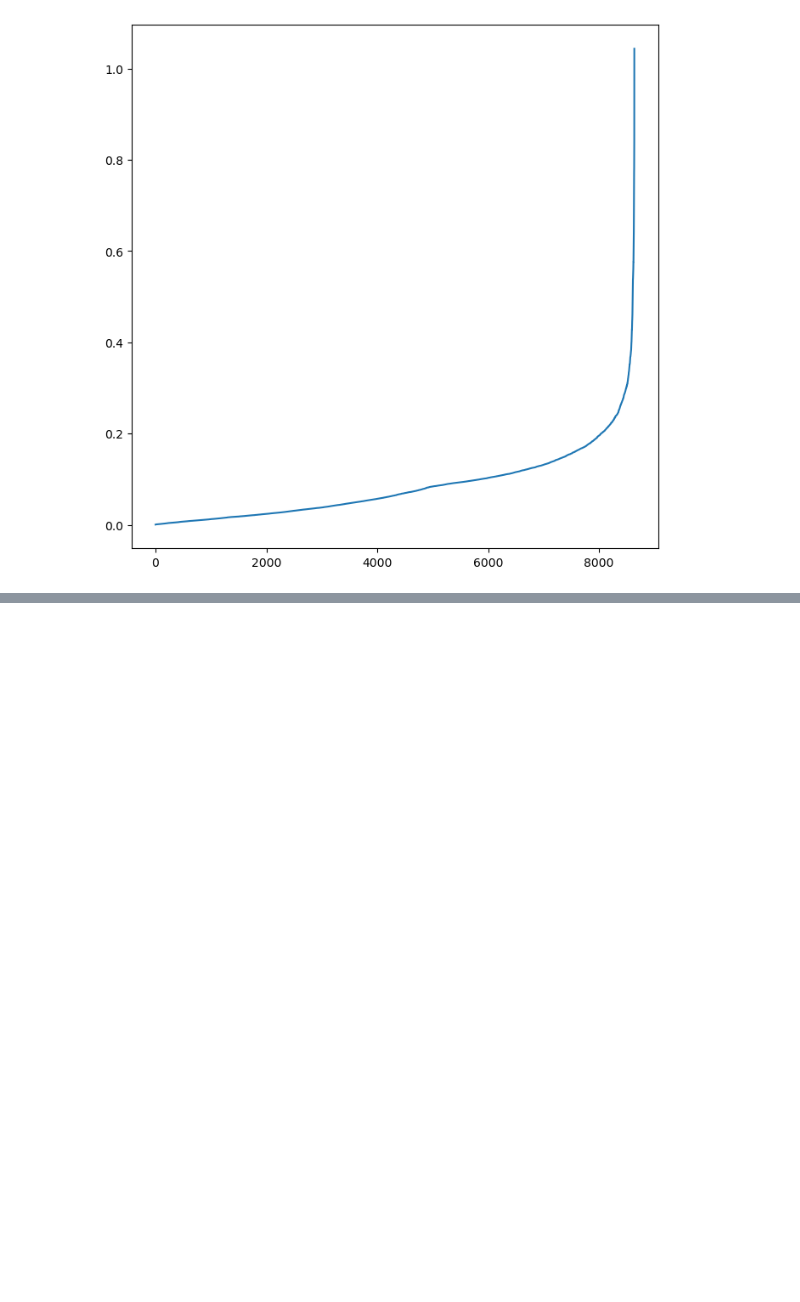
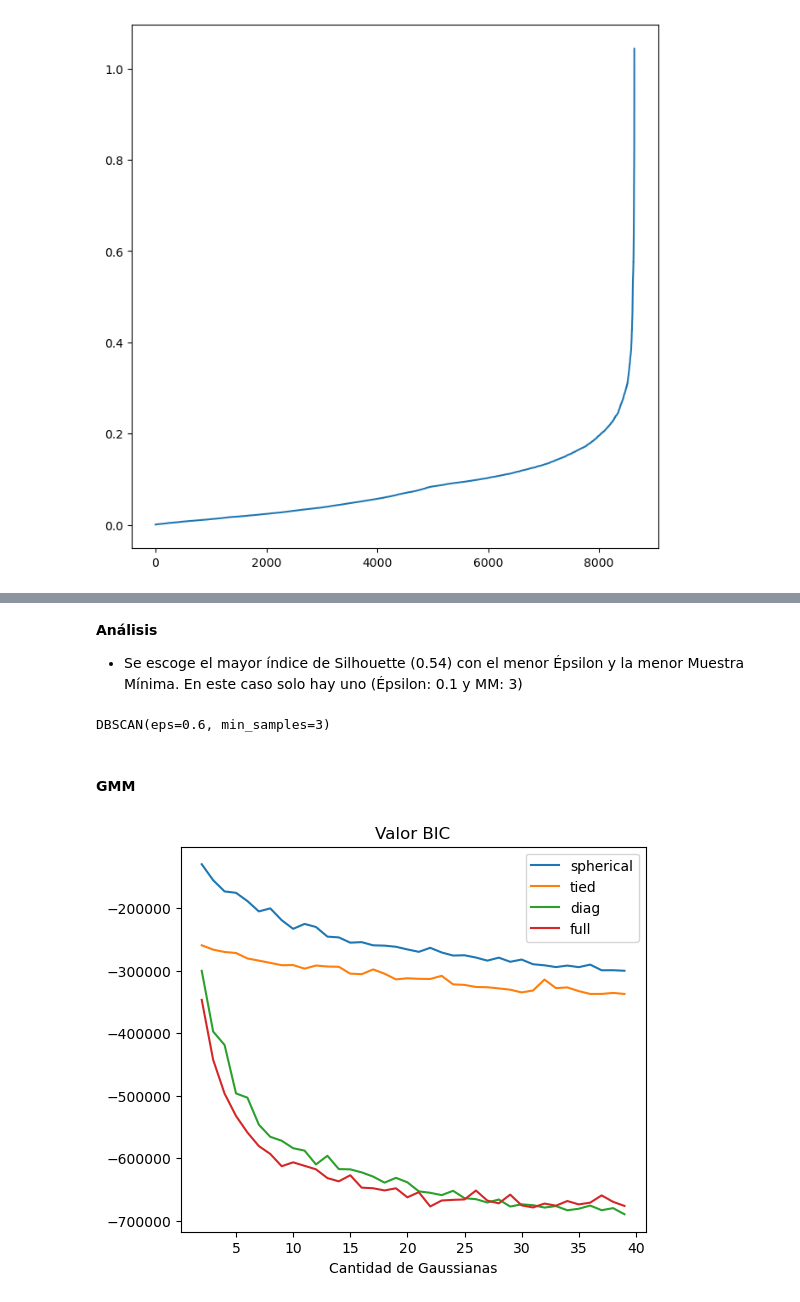
Before and after one commit to Tomaslopera/Scientific_Computing, a Jupyter notebook: Caso2_Agrupamiento.ipynb, the cells around one changed output, grey strips where cells are left out. Saved outputs shown, nothing was run; the diff lists cells and outputs as text; code cells hidden in the pictures; blank space fills up the shorter version.

```diff
--- a/Caso2_Agrupamiento.ipynb
+++ b/Caso2_Agrupamiento.ipynb
@@ -427,0 +455,11 @@ plt.show()
+# %% [markdown]
+**Análisis**
+
+- Se escoge el mayor índice de Silhouette (0.54) con el menor Épsilon y la menor Muestra Mínima. En este caso solo hay uno (Épsilon: 0.1 y MM: 3)
+# %%
+dbscan_final = DBSCAN(eps=0.6, min_samples=3)
+dbscan_final.fit(data_pro)
+# %% [output]
+DBSCAN(eps=0.6, min_samples=3)
+# %% [markdown]
+#### GMM
@@ -427,0 +468,19 @@ plt.show()
+# %%
+fig, ax = plt.subplots(figsize=(6, 5))
+n_gauss = range(2, 40) # Rango de búsqueda
+var_types = ['spherical', 'tied', 'diag', 'full']
+for covariance_type in var_types:
+    valor_bic = []
+    for n in n_gauss:
+        modelo = GaussianMixture(n_components=n, covariance_type=covariance_type)
+        modelo = modelo.fit(data_pro)
+        valor_bic.append(modelo.bic(data_pro))
+
+    ax.plot(n_gauss, valor_bic, label=covariance_type)
+
+ax.set_title('Valor BIC')
+ax.set_xlabel('Cantidad de Gaussianas')
+ax.legend()
+plt.show()
+# %% [output]
+[figure, added]
```
Also changed, not shown: parts of 13 cells of this notebook, 1 other file.
